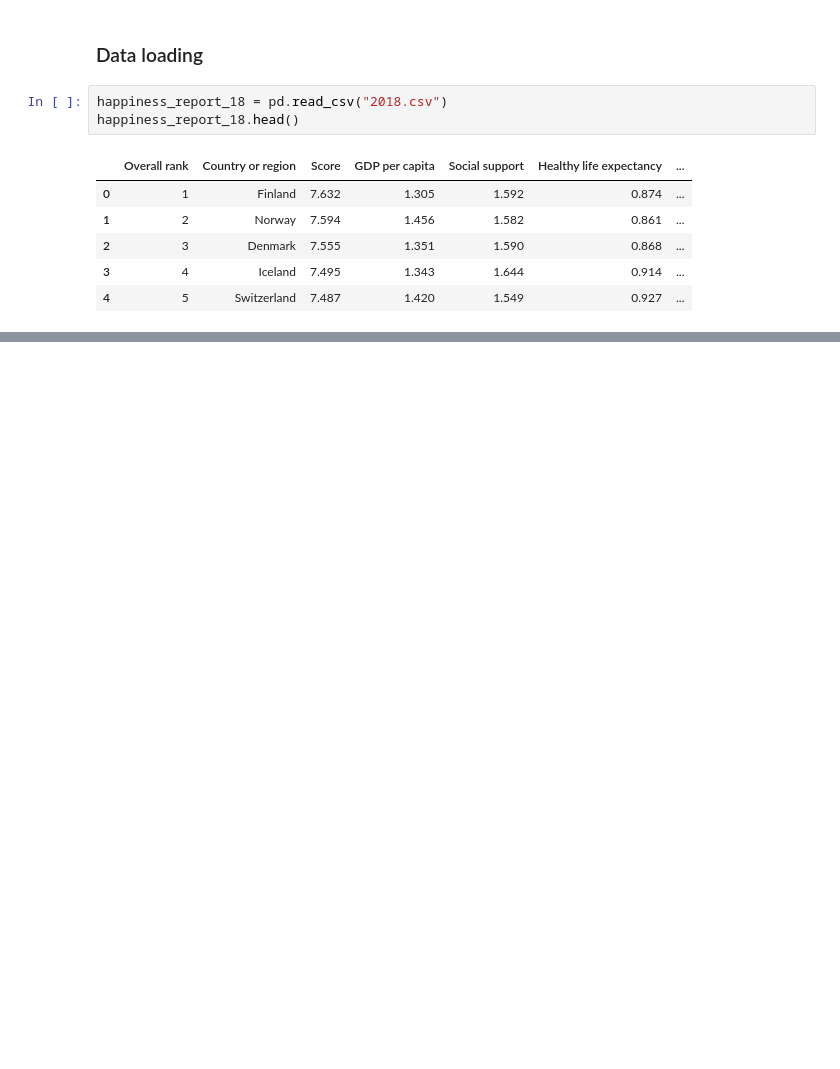
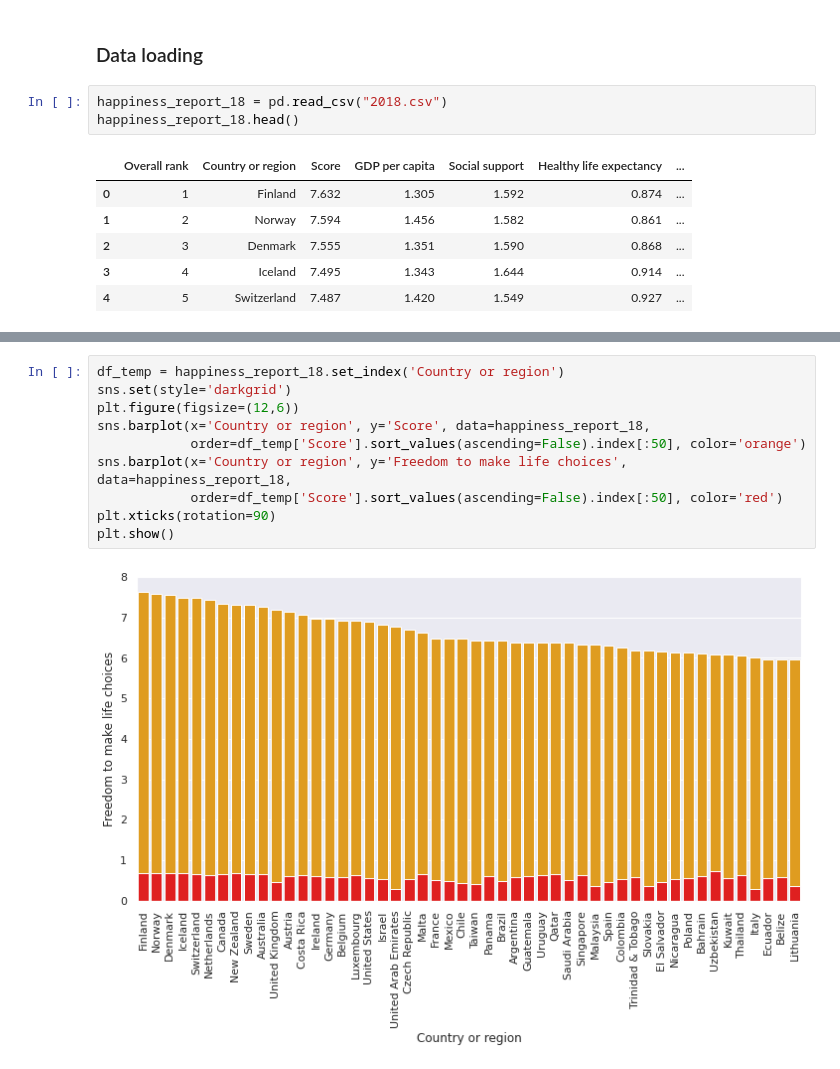
Before and after one commit to Noha-Magdy/world-happiness-report-analysis, a Jupyter notebook: Happiness_report_analysis.ipynb, the cells around one changed output, grey strips where cells are left out. Saved outputs shown, nothing was run; the diff lists cells and outputs as text; blank space fills up the shorter version.

```diff
--- a/Happiness_report_analysis.ipynb
+++ b/Happiness_report_analysis.ipynb
@@ -32,0 +95,12 @@ happiness_report_18.head()
+# %%
+df_temp = happiness_report_18.set_index('Country or region')
+sns.set(style='darkgrid')
+plt.figure(figsize=(12,6))
+sns.barplot(x='Country or region', y='Score', data=happiness_report_18,
+            order=df_temp['Score'].sort_values(ascending=False).index[:50], color='orange')
+sns.barplot(x='Country or region', y='Freedom to make life choices', data=happiness_report_18,
+            order=df_temp['Score'].sort_values(ascending=False).index[:50], color='red')
+plt.xticks(rotation=90)
+plt.show()
+# %% [output]
+[figure, added]
```
Also changed, not shown: parts of 10 cells of this notebook.
